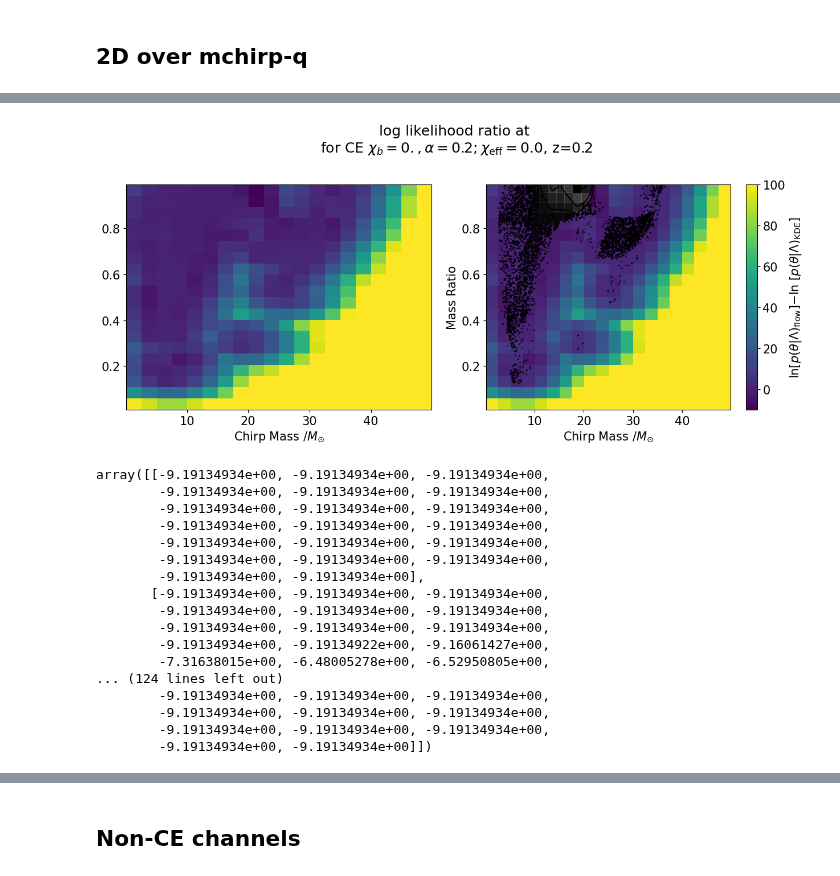
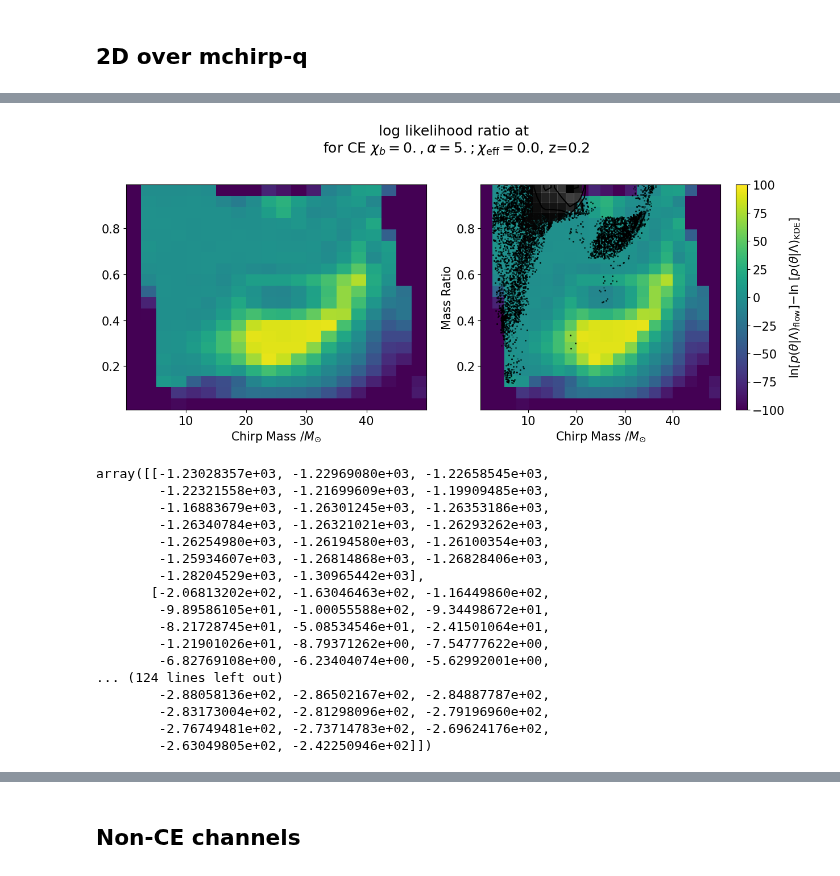
Before and after one commit to scolloms/AMAZE_model_selection, a Jupyter notebook: testing_notebooks/1D_p_theta_checks_continuous.ipynb, the cells around one changed output, grey strips where cells are left out. Drawn from its saved outputs; the diff is of its cells as text; code cells hidden in the pictures.

```diff
--- a/testing_notebooks/1D_p_theta_checks_continuous.ipynb
+++ b/testing_notebooks/1D_p_theta_checks_continuous.ipynb
@@ -73,7 +73,7 @@ while ctr < Nhyper:
 # %%
 #_, KDE_halfbw = read_models.get_models(file_path, [channel_label], params, use_flows=False, device='cpu', use_unityweights=False, bandwidth=0.05)
 # %%
-flow_path="/Users/stormcolloms/Documents/PhD/Project_work/AMAZE_model_selection/rns/Flows_230124_100000epochs/flow_models/"
+flow_path="/Users/stormcolloms/Documents/PhD/Project_work/AMAZE_model_selection/rns/Flows_150124_extralong/flow_models/"
 flow[channel_label].load_model(flow_path, channel_label)
 # %%
 mchirps = np.linspace(0.1,49.9,100)
@@ -594,5 +578,5 @@ for chibid, xb in enumerate(chi_b):
         for  i, m in enumerate(mchirps):
             for j, q in enumerate(qs):
                 sample = np.reshape([m, q,0.0,0.2], (1,1,4))
-                p_mchirpq[chibid, alphaid, i, j] = samp.lnlike([xb,a], sample, flow, submodels_dict, channels, use_flows=True, prior_pdf=None, use_reg=False, smallest_n=9909)
-                p_mchirpq_kde[chibid, alphaid, i, j] = samp.lnlike([chibid,alphaid], sample, KDE, submodels_dict, channels, use_flows=False, prior_pdf=None,use_reg=False, smallest_n=9909)
+                p_mchirpq[chibid, alphaid, i, j] = samp.lnlike([xb,a], sample, flow, submodels_dict, channels, use_flows=True, prior_pdf=None, smallest_N=9909)
+                p_mchirpq_kde[chibid, alphaid, i, j] = samp.lnlike([chibid,alphaid], sample, KDE, submodels_dict, channels, use_flows=False, prior_pdf=None, smallest_N=9909)
@@ -674,56 +639,59 @@ plt.rcParams.update({'font.size': 15})
 
 fig, ax = plt.subplots(1,2)
 
-ratio = p_mchirpq[0, 0,:,:]-p_mchirpq_kde[0, 0,:,:]
+mchirps = np.linspace(0.1,49.9,20)
+qs = np.linspace(0.01,0.99,20)
+
+ratio = p_mchirpq[0, 4,:,:]-p_mchirpq_kde[0, 4,:,:]
 #oldratio = strict_reg_flow[chibid, alphaid,:,:]-strct_reg_KDE[chibid, alphaid,:,:]
-c = ax[0].imshow(np.swapaxes(ratio, 0,1), extent=(mchirps[0], mchirps[-1], qs[0], qs[-1]), origin='lower', vmin=-10, vmax=100, aspect='auto')
+c = ax[0].imshow(np.swapaxes(ratio, 0,1), extent=(mchirps[0], mchirps[-1], qs[0], qs[-1]), vmax=100, vmin=-100, origin='lower', aspect='auto')
 cbar = fig.colorbar(c, ax=ax[1])
 cbar.set_label(r'ln[$p(\theta\|\Lambda)_{\mathrm{flow}}] \minus$ln [$p(\theta\|\Lambda)_{\mathrm{KDE}}$]')
 #c = ax[chibid,1].imshow(np.swapaxes(oldratio, 0,1), extent=(mchirps[0], mchirps[-1], qs[0], qs[-1]), origin='lower', vmin=-6, vmax=6, aspect='auto')
 
 
 ax[0].set_xlabel(fr'{param_label[0]}')
 ax[1].set_xlabel(fr'{param_label[0]}')
 ax[1].set_ylabel(fr'{param_label[1]}')
 
 chibid=0
 alphaid=0
 
 bin_width = 0.05
 chieffs = models_dict[(chibid,alphaid)][:]['chieff']
 zs = models_dict[(chibid,alphaid)][:]['z']
 bin_chieff = np.logical_and(chieffs>0.0 - 2*bin_width,  chieffs< 0.0 + 2*bin_width)
 bin_z = np.logical_and(zs>0.2 - 10*bin_width, zs < 0.2 + 10*bin_width)
 bin_conditions = np.logical_and(bin_chieff, bin_z)
 
-c = ax[1].imshow(np.swapaxes(ratio,0,1), extent=(mchirps[0], mchirps[-1], qs[0], qs[-1]), origin='lower', vmin=-10, vmax=100, aspect='auto', zorder=-200)
+c = ax[1].imshow(np.swapaxes(ratio,0,1), extent=(mchirps[0], mchirps[-1], qs[0], qs[-1]), vmax=100, vmin=-100, origin='lower', aspect='auto', zorder=-200)
 
 corner.hist2d(np.array(models_dict[(chibid,alphaid)][bin_conditions]['mchirp']), np.array(models_dict[(chibid,alphaid)][bin_conditions]['q']),\
         weights=np.array(weights_dict[(chibid,alphaid)][bin_conditions]), alpha=0.5, density=True, ax=ax[1], no_fill_contours=True)
 ax[1].set_xlim(mchirps[0], mchirps[-1])
 ax[1].set_ylim(qs[0], qs[-1])
-fig.suptitle('log likelihood ratio at ''\n'r'for CE $\chi_b=0., \alpha=0.2; \chi_{\mathrm{eff}}=$0.0, z=0.2')
+fig.suptitle('log likelihood ratio at ''\n'r'for CE $\chi_b=0., \alpha=5.; \chi_{\mathrm{eff}}=$0.0, z=0.2')
 fig.tight_layout(pad=1.3)
-#fig.savefig(f'llh_ratio/slices/CE2Dmchirpq_chi0_z02_alpha{alpha[alphaid]}.pdf')
+fig.savefig(f'llh_ratio/slices/CE2Dmchirpq_chi0_z02_alpha{alpha[alphaid]}_noreg_1model.pdf')
 # %% [output]
-[figure, old version]
+[figure, new version]
 # %%
 p_mchirpq[0, 0,:,:]
 # %% [output]
-array([[-9.19134934e+00, -9.19134934e+00, -9.19134934e+00,
-        -9.19134934e+00, -9.19134934e+00, -9.19134934e+00,
-        -9.19134934e+00, -9.19134934e+00, -9.19134934e+00,
-        -9.19134934e+00, -9.19134934e+00, -9.19134934e+00,
-        -9.19134934e+00, -9.19134934e+00, -9.19134934e+00,
-        -9.19134934e+00, -9.19134934e+00, -9.19134934e+00,
-        -9.19134934e+00, -9.19134934e+00],
-       [-9.19134934e+00, -9.19134934e+00, -9.19134934e+00,
-        -9.19134934e+00, -9.19134934e+00, -9.19134934e+00,
-        -9.19134934e+00, -9.19134934e+00, -9.19134934e+00,
-        -9.19134934e+00, -9.19134922e+00, -9.16061427e+00,
-        -7.31638015e+00, -6.48005278e+00, -6.52950805e+00,
+array([[-1.23028357e+03, -1.22969080e+03, -1.22658545e+03,
+        -1.22321558e+03, -1.21699609e+03, -1.19909485e+03,
+        -1.16883679e+03, -1.26301245e+03, -1.26353186e+03,
+        -1.26340784e+03, -1.26321021e+03, -1.26293262e+03,
+        -1.26254980e+03, -1.26194580e+03, -1.26100354e+03,
+        -1.25934607e+03, -1.26814868e+03, -1.26828406e+03,
+        -1.28204529e+03, -1.30965442e+03],
+       [-2.06813202e+02, -1.63046463e+02, -1.16449860e+02,
+        -9.89586105e+01, -1.00055588e+02, -9.34498672e+01,
+        -8.21728745e+01, -5.08534546e+01, -2.41501064e+01,
+        -1.21901026e+01, -8.79371262e+00, -7.54777622e+00,
+        -6.82769108e+00, -6.23404074e+00, -5.62992001e+00,
 ... (124 lines left out)
-        -9.19134934e+00, -9.19134934e+00, -9.19134934e+00,
-        -9.19134934e+00, -9.19134934e+00, -9.19134934e+00,
-        -9.19134934e+00, -9.19134934e+00, -9.19134934e+00,
-        -9.19134934e+00, -9.19134934e+00]])
+        -2.88058136e+02, -2.86502167e+02, -2.84887787e+02,
+        -2.83173004e+02, -2.81298096e+02, -2.79196960e+02,
+        -2.76749481e+02, -2.73714783e+02, -2.69624176e+02,
+        -2.63049805e+02, -2.42250946e+02]])
```
Also changed, not shown: parts of 7 cells of this notebook.
